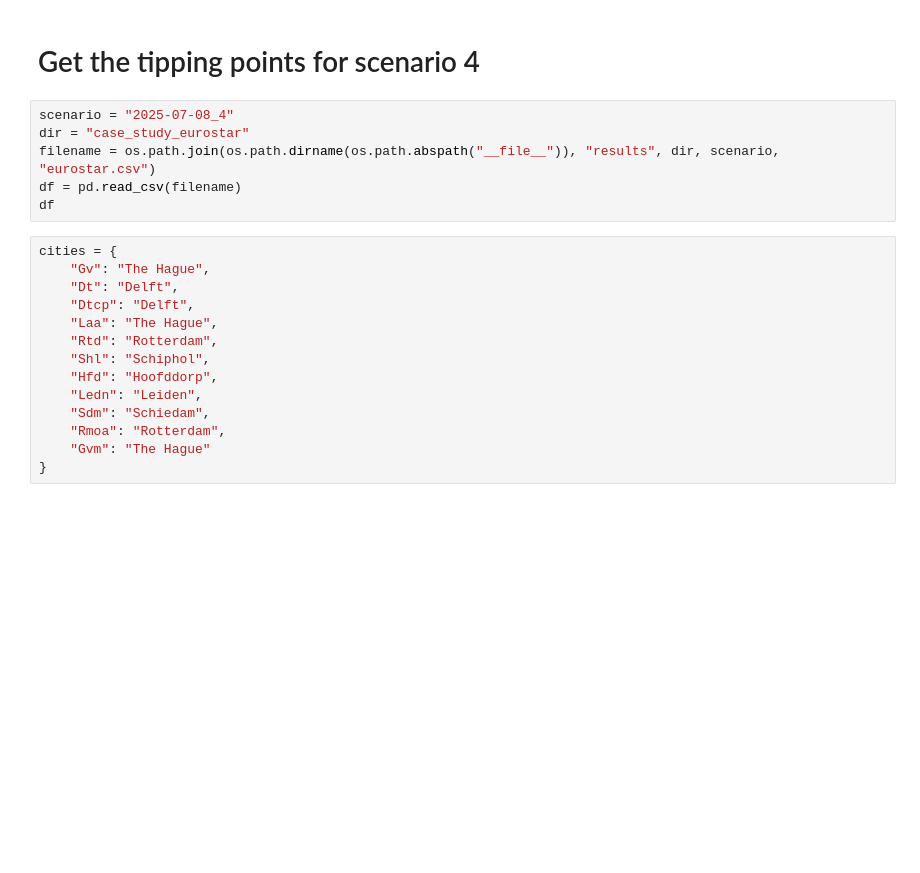
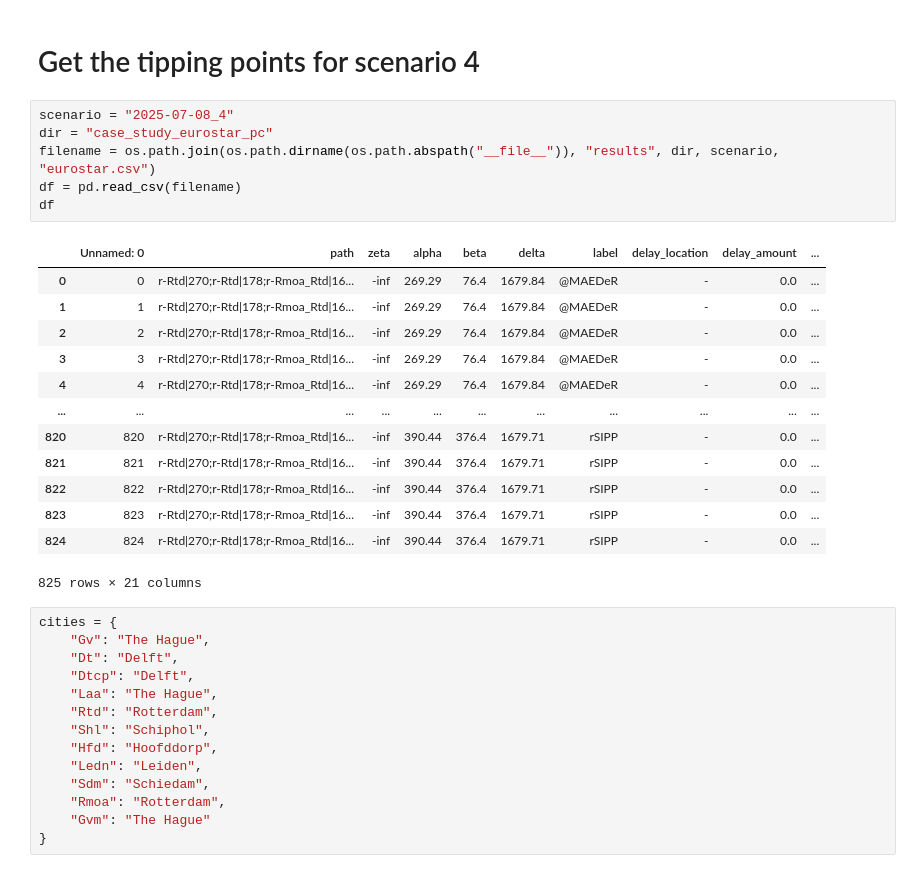
Before and after one commit to EricKemmeren/FlexSIPP, a Jupyter notebook: experiments/visualize_flex_results.ipynb, the cells around one changed output. Cells and saved outputs as stored; diff of their text form; blank space fills up the shorter version.

```diff
--- a/experiments/visualize_flex_results.ipynb
+++ b/experiments/visualize_flex_results.ipynb
@@ -9,10 +9,24 @@ from datetime import timedelta
 # Get the tipping points for scenario 4
 # %%
 scenario = "2025-07-08_4"
-dir = "case_study_eurostar"
+dir = "case_study_eurostar_pc"
 filename = os.path.join(os.path.dirname(os.path.abspath("__file__")), "results", dir, scenario, "eurostar.csv")
 df = pd.read_csv(filename)
 df
+# %% [output]
+|  | Unnamed: 0 | path | zeta | alpha | beta | delta | label | delay_location | delay_amount | ... |
+| 0 | 0 | r-Rtd|270;r-Rtd|178;r-Rmoa_Rtd|16... | -inf | 269.29 | 76.4 | 1679.84 | @MAEDeR | - | 0.0 | ... |
+| 1 | 1 | r-Rtd|270;r-Rtd|178;r-Rmoa_Rtd|16... | -inf | 269.29 | 76.4 | 1679.84 | @MAEDeR | - | 0.0 | ... |
+| 2 | 2 | r-Rtd|270;r-Rtd|178;r-Rmoa_Rtd|16... | -inf | 269.29 | 76.4 | 1679.84 | @MAEDeR | - | 0.0 | ... |
+| 3 | 3 | r-Rtd|270;r-Rtd|178;r-Rmoa_Rtd|16... | -inf | 269.29 | 76.4 | 1679.84 | @MAEDeR | - | 0.0 | ... |
+| 4 | 4 | r-Rtd|270;r-Rtd|178;r-Rmoa_Rtd|16... | -inf | 269.29 | 76.4 | 1679.84 | @MAEDeR | - | 0.0 | ... |
+| ... | ... | ... | ... | ... | ... | ... | ... | ... | ... | ... |
+| 820 | 820 | r-Rtd|270;r-Rtd|178;r-Rmoa_Rtd|16... | -inf | 390.44 | 376.4 | 1679.71 | rSIPP | - | 0.0 | ... |
+| 821 | 821 | r-Rtd|270;r-Rtd|178;r-Rmoa_Rtd|16... | -inf | 390.44 | 376.4 | 1679.71 | rSIPP | - | 0.0 | ... |
+| 822 | 822 | r-Rtd|270;r-Rtd|178;r-Rmoa_Rtd|16... | -inf | 390.44 | 376.4 | 1679.71 | rSIPP | - | 0.0 | ... |
+| 823 | 823 | r-Rtd|270;r-Rtd|178;r-Rmoa_Rtd|16... | -inf | 390.44 | 376.4 | 1679.71 | rSIPP | - | 0.0 | ... |
+| 824 | 824 | r-Rtd|270;r-Rtd|178;r-Rmoa_Rtd|16... | -inf | 390.44 | 376.4 | 1679.71 | rSIPP | - | 0.0 | ... |
+825 rows × 21 columns
 # %%
 cities = {
     "Gv": "The Hague",
```
Also changed, not shown: parts of 14 cells of this notebook.
